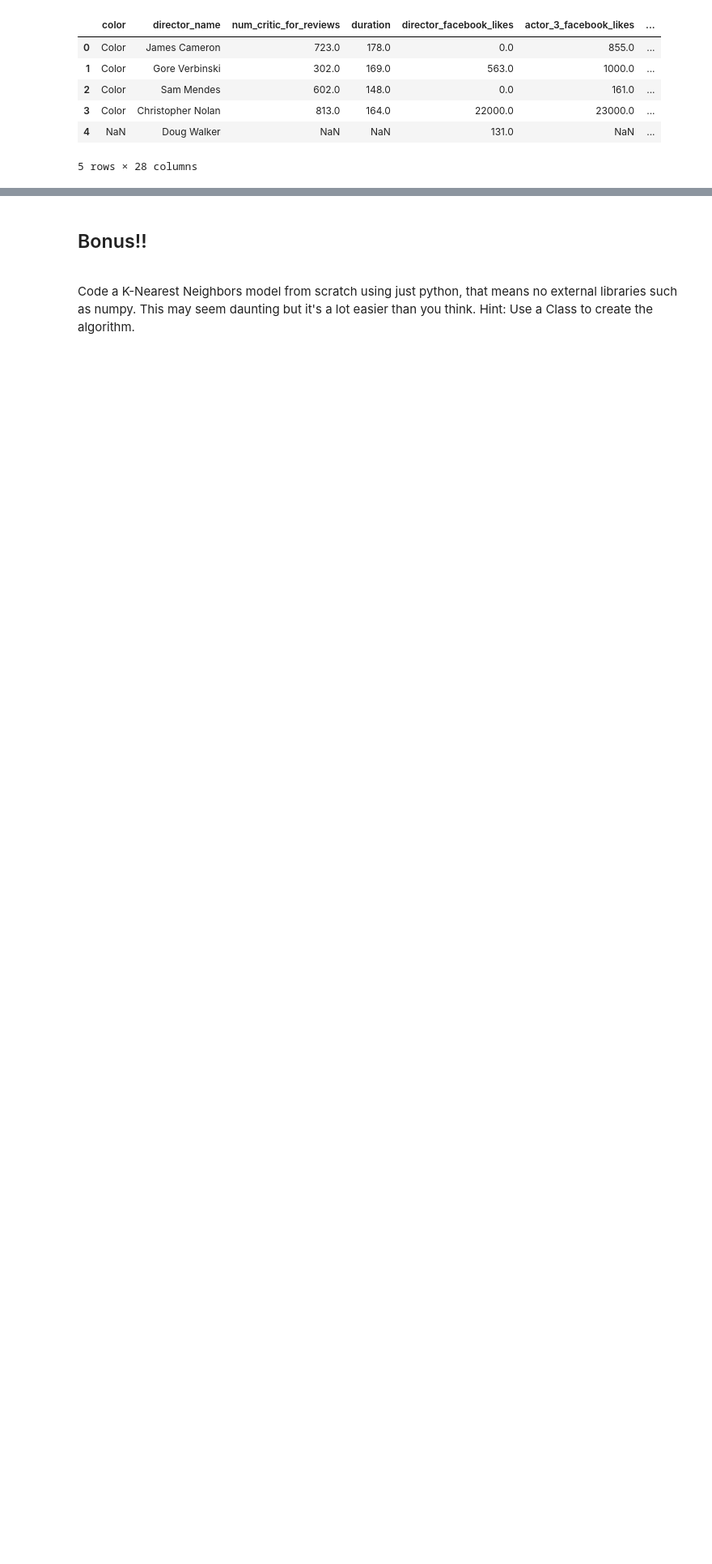
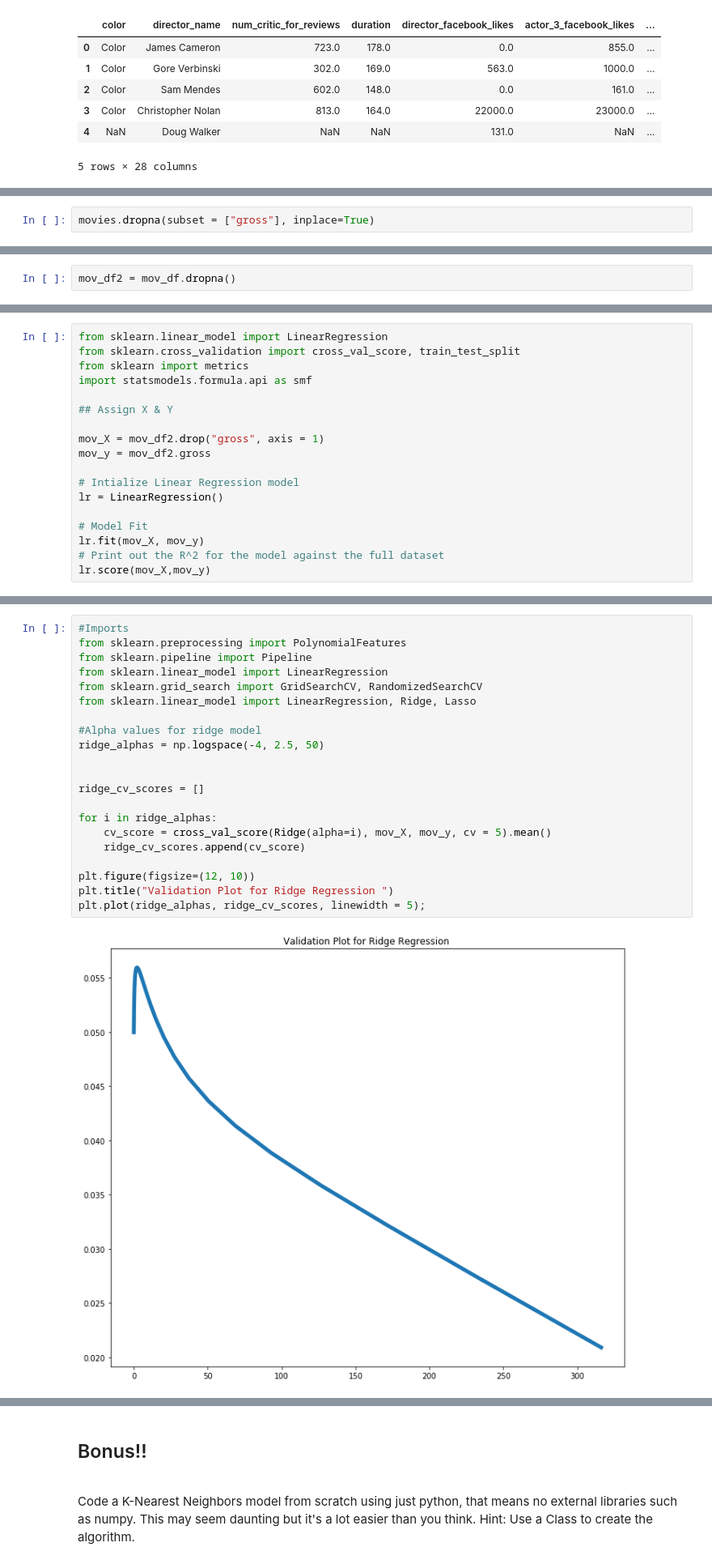
Before and after one commit to shivkish33/DS-SF-40, a Jupyter notebook: homework/Homework Assignment Two.ipynb, the cells around one changed output, grey strips where cells are left out. Shown: that part at 81% size. Cells and saved outputs as stored; diff of their text form; blank space fills up the shorter version.

```diff
--- a/homework/Homework Assignment Two.ipynb
+++ b/homework/Homework Assignment Two.ipynb
@@ -93,0 +722,2 @@ movies.head()
+# %%
+movies.dropna(subset = ["gross"], inplace=True)
@@ -93,0 +780,2 @@ movies.head()
+# %%
+mov_df2 = mov_df.dropna()
@@ -93,0 +799,18 @@ movies.head()
+# %%
+from sklearn.linear_model import LinearRegression
+from sklearn.cross_validation import cross_val_score, train_test_split
+from sklearn import metrics
+import statsmodels.formula.api as smf
+
+## Assign X & Y
+
+mov_X = mov_df2.drop("gross", axis = 1)
+mov_y = mov_df2.gross
+
+# Intialize Linear Regression model
+lr = LinearRegression()
+
+# Model Fit
+lr.fit(mov_X, mov_y)
+# Print out the R^2 for the model against the full dataset
+lr.score(mov_X,mov_y)
@@ -93,0 +848,23 @@ movies.head()
+# %%
+#Imports
+from sklearn.preprocessing import PolynomialFeatures
+from sklearn.pipeline import Pipeline
+from sklearn.linear_model import LinearRegression
+from sklearn.grid_search import GridSearchCV, RandomizedSearchCV
+from sklearn.linear_model import LinearRegression, Ridge, Lasso
+
+#Alpha values for ridge model
+ridge_alphas = np.logspace(-4, 2.5, 50)
+
+
+ridge_cv_scores = []
+
+for i in ridge_alphas:
+    cv_score = cross_val_score(Ridge(alpha=i), mov_X, mov_y, cv = 5).mean()
+    ridge_cv_scores.append(cv_score)
+
+plt.figure(figsize=(12, 10))
+plt.title("Validation Plot for Ridge Regression ")
+plt.plot(ridge_alphas, ridge_cv_scores, linewidth = 5);
+# %% [output]
+[figure, added]
```
Also changed, not shown: parts of 81 cells of this notebook.
